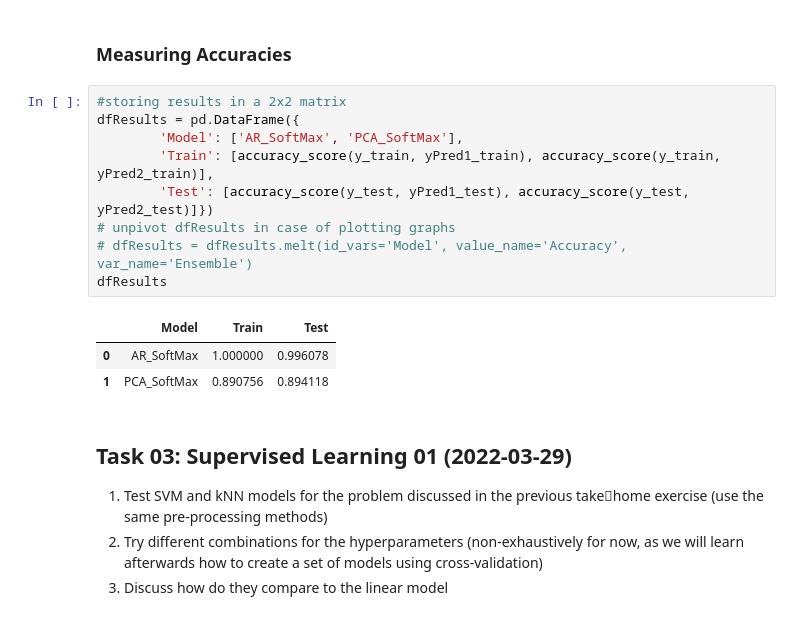
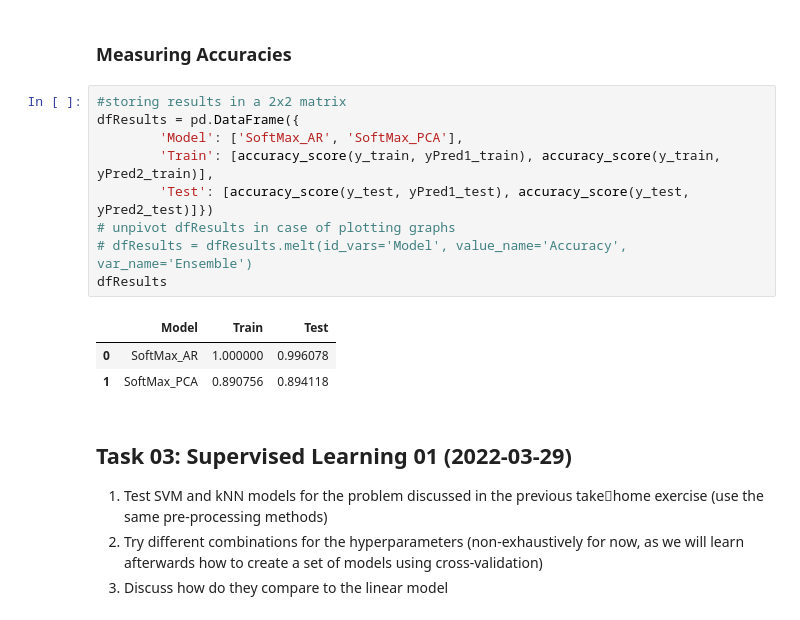
Before and after one commit to felipecostapereira/HIML, a Jupyter notebook: task_03_SVM_KNN.ipynb, the cells around one changed output. Drawn from its saved outputs; the diff is of its cells as text.

```diff
--- a/task_03_SVM_KNN.ipynb
+++ b/task_03_SVM_KNN.ipynb
@@ -337,15 +372,15 @@ Although we have a good result in using PCA to reduce dimensionality to a few pa
 # %%
 #storing results in a 2x2 matrix
 dfResults = pd.DataFrame({
-        'Model': ['AR_SoftMax', 'PCA_SoftMax'],
+        'Model': ['SoftMax_AR', 'SoftMax_PCA'],
         'Train': [accuracy_score(y_train, yPred1_train), accuracy_score(y_train, yPred2_train)],
         'Test': [accuracy_score(y_test, yPred1_test), accuracy_score(y_test, yPred2_test)]})
 # unpivot dfResults in case of plotting graphs
 # dfResults = dfResults.melt(id_vars='Model', value_name='Accuracy', var_name='Ensemble')
 dfResults
 # %% [output]
 |  | Model | Train | Test |
-| 0 | AR_SoftMax | 1.000000 | 0.996078 |
-| 1 | PCA_SoftMax | 0.890756 | 0.894118 |
+| 0 | SoftMax_AR | 1.000000 | 0.996078 |
+| 1 | SoftMax_PCA | 0.890756 | 0.894118 |
 # %% [markdown]
 ## Task 03: Supervised Learning 01 (2022-03-29)
```
Also changed, not shown: parts of 16 cells of this notebook.
